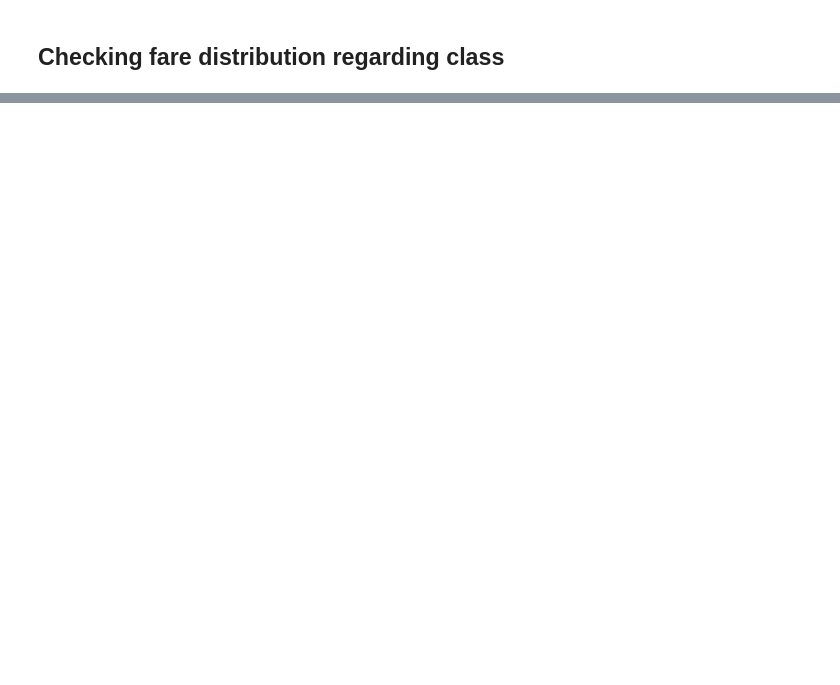
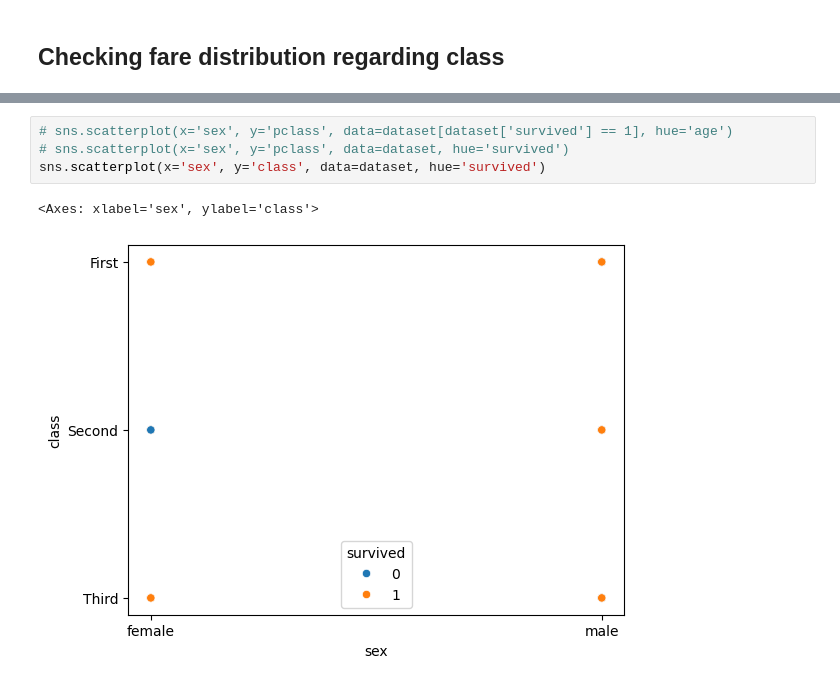
Before and after one commit to witorMao/mo809, a Jupyter notebook: lab3/lab4.ipynb, the cells around one changed output, grey strips where cells are left out. Drawn from its saved outputs; the diff is of its cells as text; blank space fills up the shorter version.

```diff
--- a/lab3/lab4.ipynb
+++ b/lab3/lab4.ipynb
@@ -75,0 +81,7 @@ IndexError: index 3 is out of bounds for axis 0 with size 3
+# %%
+# sns.scatterplot(x='sex', y='pclass', data=dataset[dataset['survived'] == 1], hue='age')
+# sns.scatterplot(x='sex', y='pclass', data=dataset, hue='survived')
+sns.scatterplot(x='sex', y='class', data=dataset, hue='survived')
+# %% [output]
+<Axes: xlabel='sex', ylabel='class'>
+[figure, added]
```
Also changed, not shown: parts of 4 cells of this notebook.
